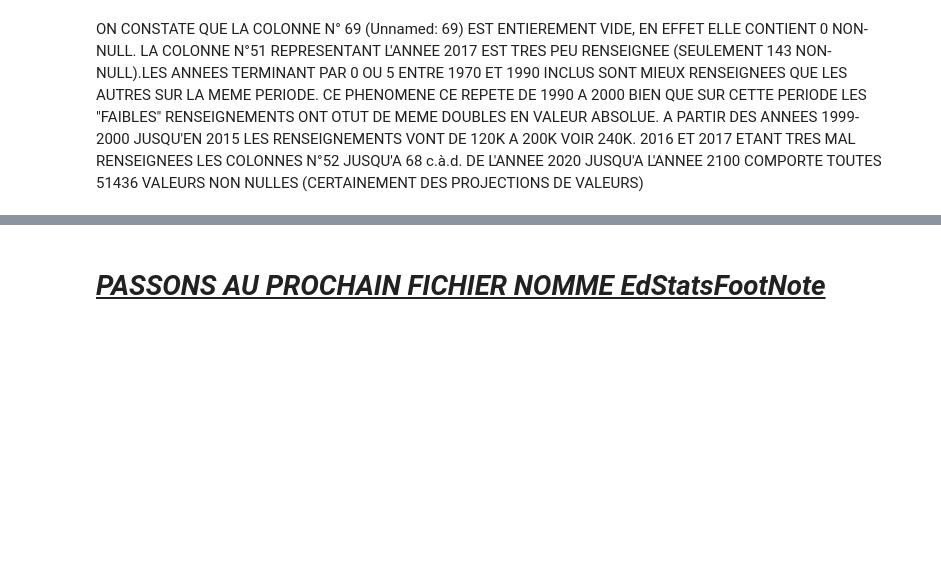
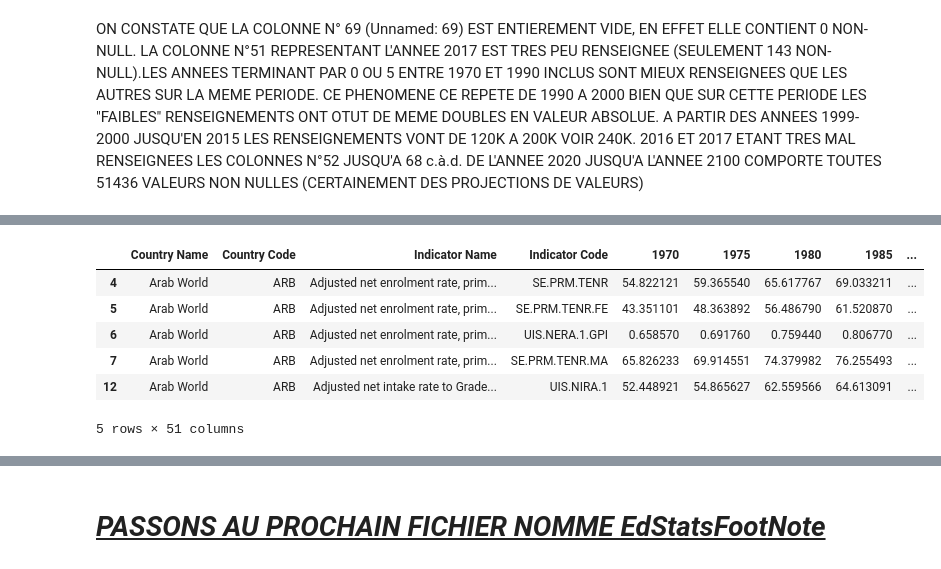
Before and after one commit to EP-portfolio/PROJET_2, a Jupyter notebook: JUPYTER.ipynb, the cells around one changed output, grey strips where cells are left out. Saved outputs shown, nothing was run; the diff lists cells and outputs as text; code cells hidden in the pictures; blank space fills up the shorter version.

```diff
--- a/JUPYTER.ipynb
+++ b/JUPYTER.ipynb
@@ -99,0 +306,10 @@ ON CONSTATE QUE LA COLONNE N° 69 (Unnamed: 69) EST ENTIEREMENT VIDE, EN EFFET E
+# %%
+Fichier_Data.head()
+# %% [output]
+|  | Country Name | Country Code | Indicator Name | Indicator Code | 1970 | 1975 | 1980 | 1985 | ... |
+| 4 | Arab World | ARB | Adjusted net enrolment rate, prim... | SE.PRM.TENR | 54.822121 | 59.365540 | 65.617767 | 69.033211 | ... |
+| 5 | Arab World | ARB | Adjusted net enrolment rate, prim... | SE.PRM.TENR.FE | 43.351101 | 48.363892 | 56.486790 | 61.520870 | ... |
+| 6 | Arab World | ARB | Adjusted net enrolment rate, prim... | UIS.NERA.1.GPI | 0.658570 | 0.691760 | 0.759440 | 0.806770 | ... |
+| 7 | Arab World | ARB | Adjusted net enrolment rate, prim... | SE.PRM.TENR.MA | 65.826233 | 69.914551 | 74.379982 | 76.255493 | ... |
+| 12 | Arab World | ARB | Adjusted net intake rate to Grade... | UIS.NIRA.1 | 52.448921 | 54.865627 | 62.559566 | 64.613091 | ... |
+5 rows × 51 columns
```
Also changed, not shown: parts of 26 cells of this notebook.
